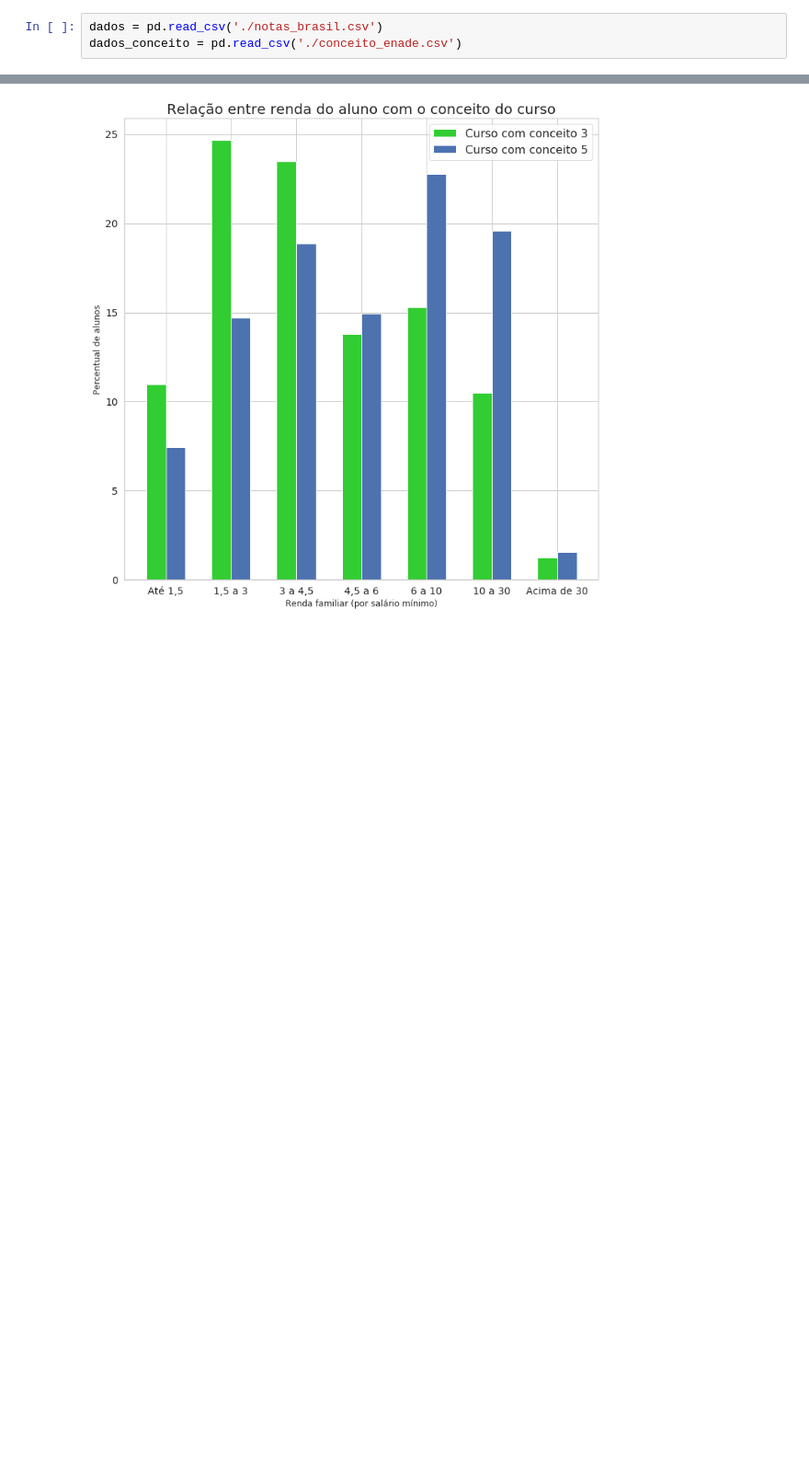
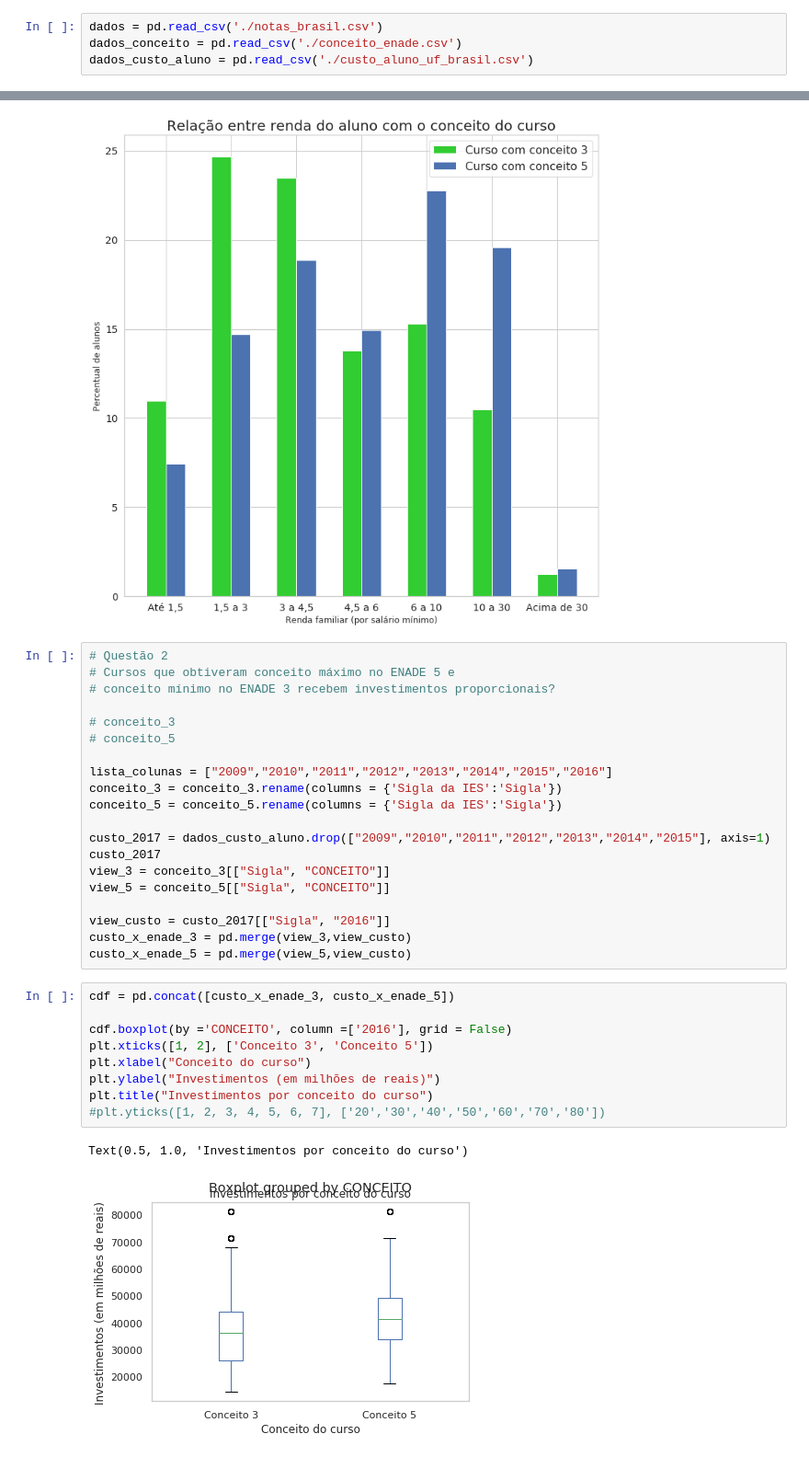
Before and after one commit to danielrcoura/metodologia-enade, a Jupyter notebook: Analise.ipynb, the cells around one changed output, grey strips where cells are left out. Shown: that part at 92% size. Cells and saved outputs as stored; diff of their text form; blank space fills up the shorter version.

Commit message:
Adiciona questão 2

```diff
--- a/Analise.ipynb
+++ b/Analise.ipynb
@@ -8,6 +8,7 @@ sns.set(style="whitegrid")
 # %%
 dados = pd.read_csv('./notas_brasil.csv')
 dados_conceito = pd.read_csv('./conceito_enade.csv')
+dados_custo_aluno = pd.read_csv('./custo_aluno_uf_brasil.csv')
 # %%
 dados
 # %% [output]
@@ -143,3 +139,35 @@ plt.yticks(size = 14)
 (array([ 0.,  5., 10., 15., 20., 25., 30.]),
  <a list of 7 Text yticklabel objects>)
 [figure]
+# %%
+# Questão 2
+# Cursos que obtiveram conceito máximo no ENADE 5 e
+# conceito mínimo no ENADE 3 recebem investimentos proporcionais?
+
+# conceito_3
+# conceito_5
+
+lista_colunas = ["2009","2010","2011","2012","2013","2014","2015","2016"]
+conceito_3 = conceito_3.rename(columns = {'Sigla da IES':'Sigla'})
+conceito_5 = conceito_5.rename(columns = {'Sigla da IES':'Sigla'})
+
+custo_2017 = dados_custo_aluno.drop(["2009","2010","2011","2012","2013","2014","2015"], axis=1)
+custo_2017
+view_3 = conceito_3[["Sigla", "CONCEITO"]]
+view_5 = conceito_5[["Sigla", "CONCEITO"]]
+
+view_custo = custo_2017[["Sigla", "2016"]]
+custo_x_enade_3 = pd.merge(view_3,view_custo)
+custo_x_enade_5 = pd.merge(view_5,view_custo)
+# %%
+cdf = pd.concat([custo_x_enade_3, custo_x_enade_5])
+
+cdf.boxplot(by ='CONCEITO', column =['2016'], grid = False)
+plt.xticks([1, 2], ['Conceito 3', 'Conceito 5'])
+plt.xlabel("Conceito do curso")
+plt.ylabel("Investimentos (em milhões de reais)")
+plt.title("Investimentos por conceito do curso")
+#plt.yticks([1, 2, 3, 4, 5, 6, 7], ['20','30','40','50','60','70','80'])
+# %% [output]
+Text(0.5, 1.0, 'Investimentos por conceito do curso')
+[figure, added]
```
Also changed, not shown: parts of 4 cells of this notebook, 1 other file.
